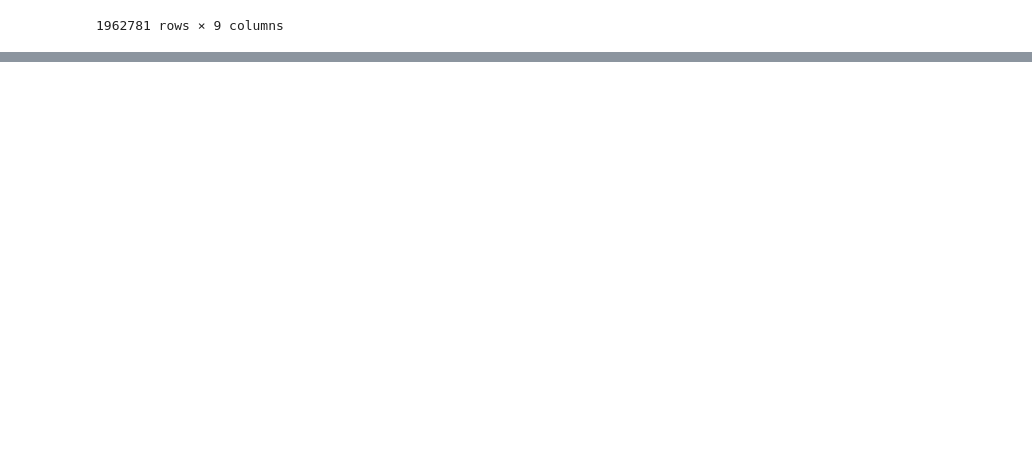
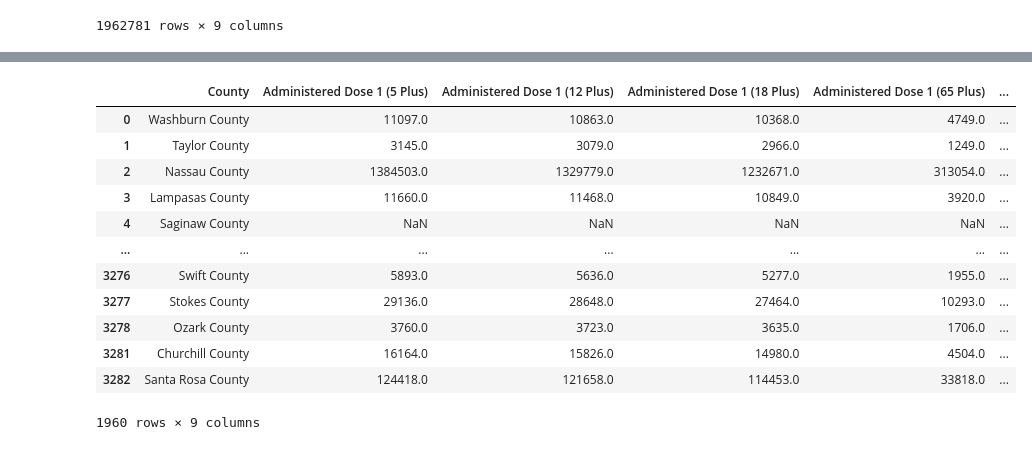
Before and after one commit to tinalina1003/Project1-Group4, a Jupyter notebook: Keyana/Age vs Vaccinations Administered.ipynb, the cells around one changed output, grey strips where cells are left out. Saved outputs shown, nothing was run; the diff lists cells and outputs as text; code cells hidden in the pictures; blank space fills up the shorter version.

```diff
--- a/Keyana/Age vs Vaccinations Administered.ipynb
+++ b/Keyana/Age vs Vaccinations Administered.ipynb
@@ -62,0 +63,18 @@ vaccine_df.dropna()
+# %%
+# Remove duplicates
+vaccine_df = vaccine_df.drop_duplicates(subset=['County'], keep='first')
+vaccine_df
+# %% [output]
+|  | County | Administered Dose 1 (5 Plus) | Administered Dose 1 (12 Plus) | Administered Dose 1 (18 Plus) | Administered Dose 1 (65 Plus) | ... |
+| 0 | Washburn County | 11097.0 | 10863.0 | 10368.0 | 4749.0 | ... |
+| 1 | Taylor County | 3145.0 | 3079.0 | 2966.0 | 1249.0 | ... |
+| 2 | Nassau County | 1384503.0 | 1329779.0 | 1232671.0 | 313054.0 | ... |
+| 3 | Lampasas County | 11660.0 | 11468.0 | 10849.0 | 3920.0 | ... |
+| 4 | Saginaw County | NaN | NaN | NaN | NaN | ... |
+| ... | ... | ... | ... | ... | ... | ... |
+| 3276 | Swift County | 5893.0 | 5636.0 | 5277.0 | 1955.0 | ... |
+| 3277 | Stokes County | 29136.0 | 28648.0 | 27464.0 | 10293.0 | ... |
+| 3278 | Ozark County | 3760.0 | 3723.0 | 3635.0 | 1706.0 | ... |
+| 3281 | Churchill County | 16164.0 | 15826.0 | 14980.0 | 4504.0 | ... |
+| 3282 | Santa Rosa County | 124418.0 | 121658.0 | 114453.0 | 33818.0 | ... |
+1960 rows × 9 columns
```
Also changed, not shown: parts of 8 cells of this notebook, 4 other files.
